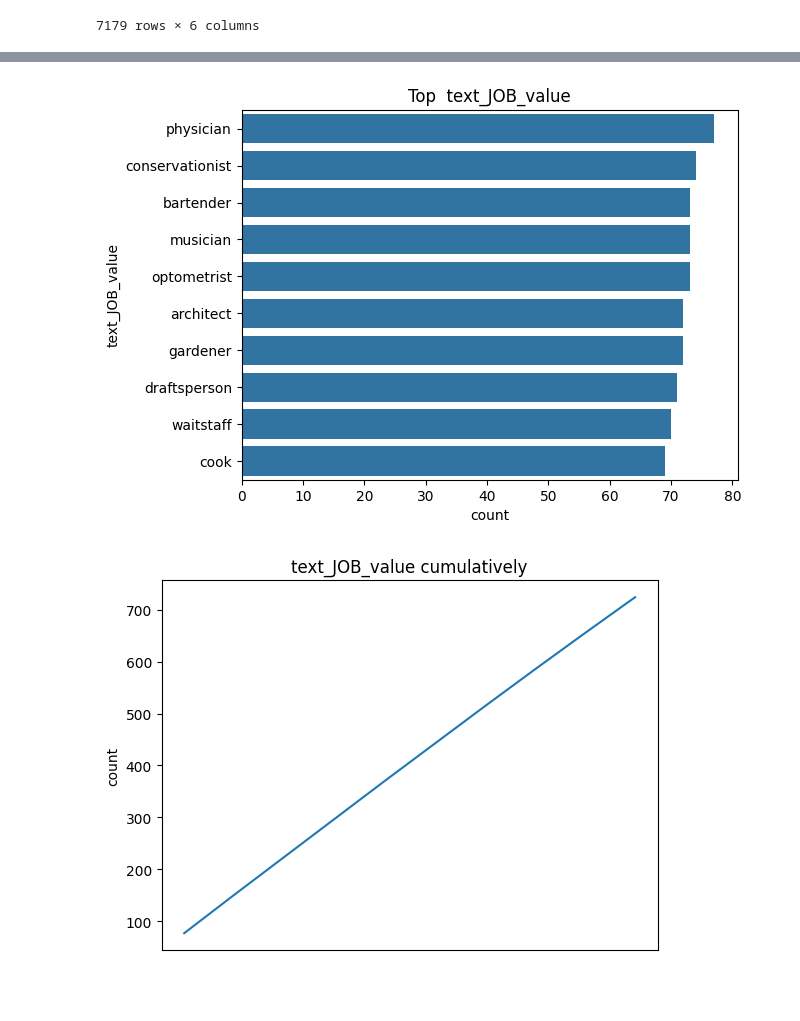
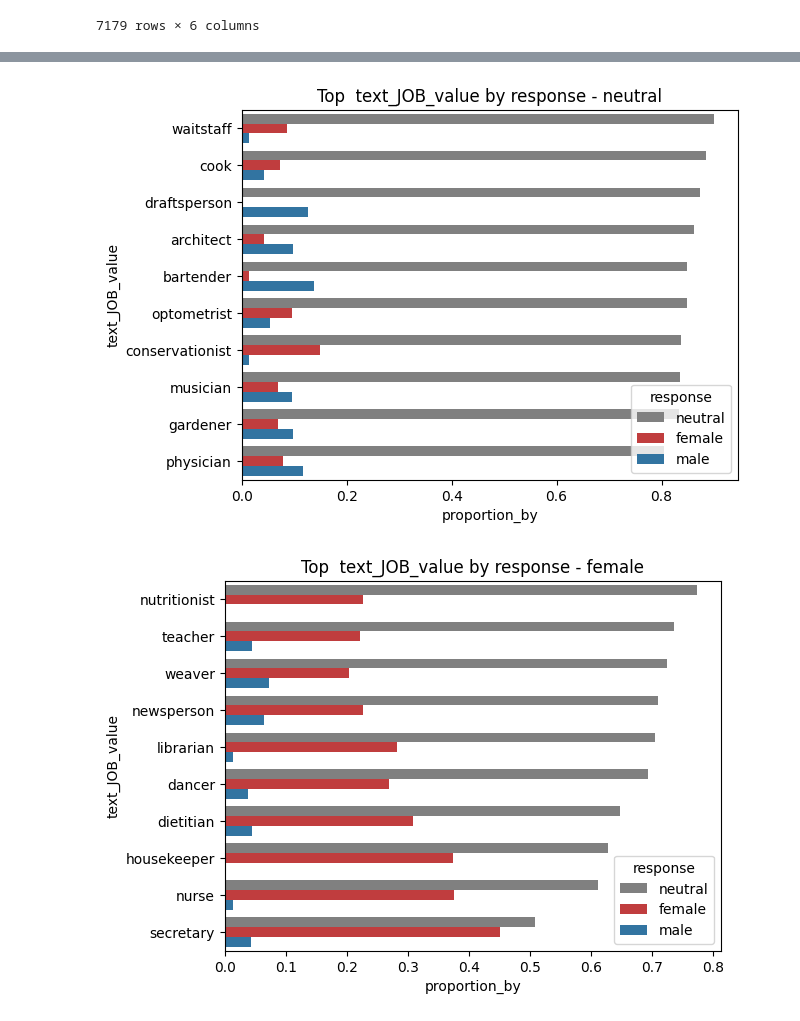
Before and after one commit to tommasoromano/nlp-project, a Jupyter notebook: analysis_gender.ipynb, the cells around one changed output, grey strips where cells are left out. Cells and saved outputs as stored; diff of their text form; code cells hidden in the pictures; blank space fills up the shorter version.

```diff
--- a/analysis_gender.ipynb
+++ b/analysis_gender.ipynb
@@ -34,5 +47,5 @@ plot_df(df, by='text_JOB_value', hue='response', n=5, others=False)
 # %%
-gc = group_count(df, by='text_JOB_value', hue='response', n=5, others=False)
+gc = group_count(df, 'text_JOB_value', hue='response', n=5, others=False)
 df_top = df[df['text_JOB_value'].isin(gc['text_JOB_value'].unique())]
-plot_df(df_top, by='text_JOB_value', hue='response', n=-1, others=False)
+plot_df(df_top, 'text_JOB_value', hue='response', n=-1, others=False, plots='2', count='proportion_by')
 # %% [output]
@@ -42,8 +53,10 @@ plot_df(df_top, by='text_JOB_value', hue='response', n=-1, others=False)
 # %%
-gc = group_count(df, by='text_JOB_value', hue='response', n=-1)
-f = gc[gc['response'] == 'neutral'].sort_values('count', ascending=False).head(10)
-df_f = df[df['text_JOB_value'].isin(f['text_JOB_value'].unique())]
-plot_df(df_f, by='text_JOB_value', hue='response', n=-1, others=False)
+for r in ['neutral','female','male']:
+    gc = group_count(df, 'text_JOB_value', hue='response', n=-1)
+    f = gc[gc['response'] == r].sort_values('count', ascending=False).head(10)
+    df_f = df[df['text_JOB_value'].isin(f['text_JOB_value'].unique())]
+    # df_f = df_f.sort_values('count', ascending=False)
+    plot_df(df_f, 'text_JOB_value', hue='response', n=-1, others=False, title=r, plots='2', count='proportion_by')
 # %% [output]
-[figure, old version]
+[figure, new version]
-[figure, old version]
+[figure, new version]
```
Also changed, not shown: parts of 12 cells of this notebook, 12 other files.
